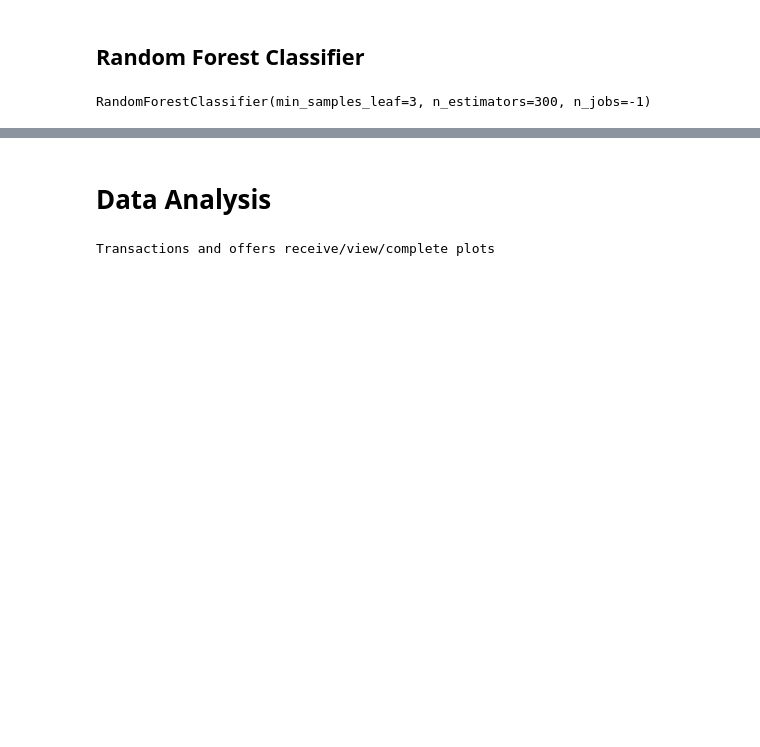
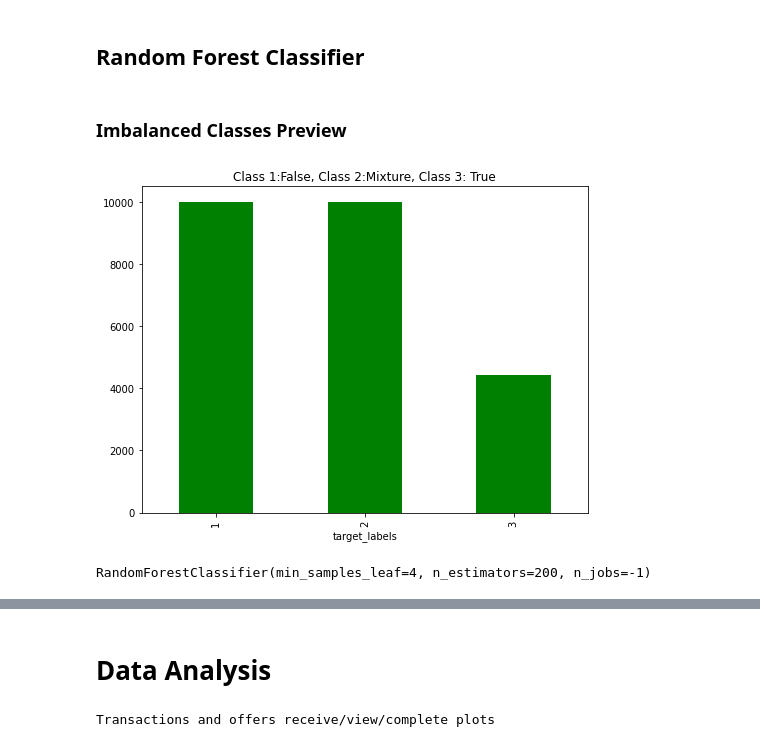
Before and after one commit to EnsiyehRaoufi/Claims-Knowledge-Graph, a Jupyter notebook: ClaimsKG.ipynb, the cells around one changed output, grey strips where cells are left out. Saved outputs shown, nothing was run; the diff lists cells and outputs as text; code cells hidden in the pictures; blank space fills up the shorter version.

```diff
--- a/ClaimsKG.ipynb
+++ b/ClaimsKG.ipynb
@@ -983,2 +930,13 @@ print(source_df.shape)
 # %% [markdown]
 ## Random Forest Classifier
+# %% [markdown]
+### Imbalanced Classes Preview
+# %%
+#Imbalanced Classes
+
+fig = plt.figure(figsize=(8,6))
+source_df.groupby('target_labels').target_labels.count().plot.bar(ylim=0, color="g")
+plt.title('Class 1:False, Class 2:Mixture, Class 3: True')
+plt.show()
+# %% [output]
+[figure, added]
@@ -992,11 +962,12 @@ X_test = source_df.iloc[:,:-1][17000:]
 y_test = source_df.target_labels[17000:]
 # %%
 #Random Forest Classifier fitting
-min_samples_leaf = 3
-rf_classifier = RandomForestClassifier(n_estimators=300, min_samples_leaf=min_samples_leaf, n_jobs=-1)
+min_samples_leaf = 4
+n_estimators = 200
+rf_classifier = RandomForestClassifier(n_estimators=200, min_samples_leaf=min_samples_leaf, n_jobs=-1)
 rf_classifier.fit(X_train, y_train)
 # %% [output]
-RandomForestClassifier(min_samples_leaf=3, n_estimators=300, n_jobs=-1)
+RandomForestClassifier(min_samples_leaf=4, n_estimators=200, n_jobs=-1)
 # %%
 #Prediction of test data
 y_pred = rf_classifier.predict(X_test)
```
Also changed, not shown: parts of 47 cells of this notebook.
